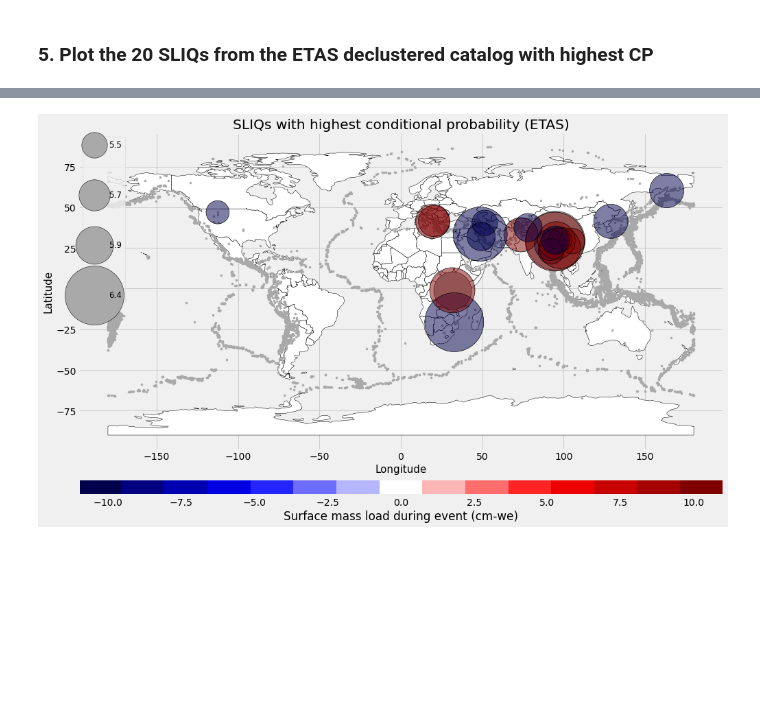
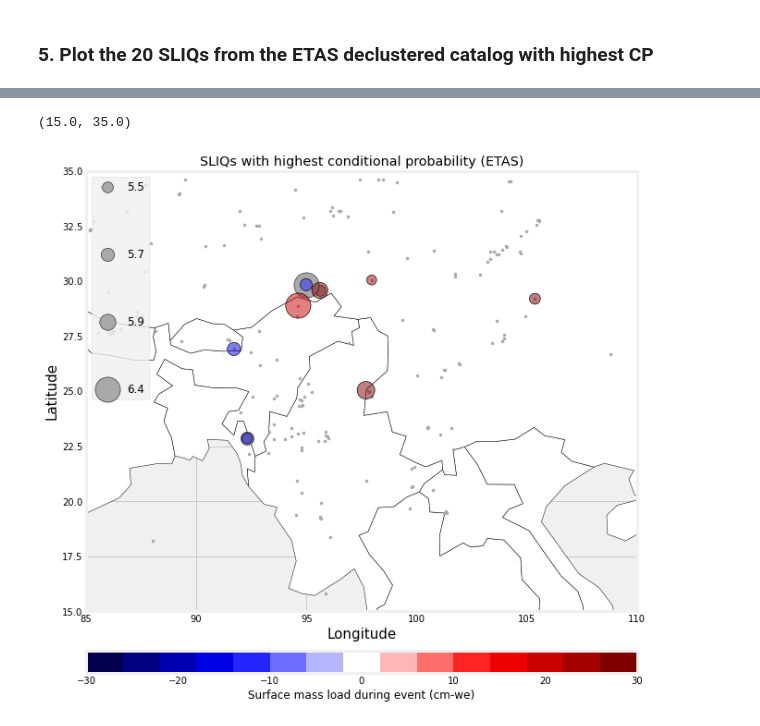
Before and after one commit to amandasyamsul/SLIQ, a Jupyter notebook: figure-3.ipynb, the cells around one changed output, grey strips where cells are left out. Saved outputs shown, nothing was run; the diff lists cells and outputs as text; code cells hidden in the pictures; blank space fills up the shorter version.

Commit message:
made minor figure alterations

```diff
--- a/figure-3.ipynb
+++ b/figure-3.ipynb
@@ -69,3 +70,6 @@ sliq_etas=sliq_etas.reset_index()
 sliq_etas=sliq_etas.drop(['index'], axis=1)
 
 sliq_etas['dmass']=sliq_etas['dmass'].astype(float)
+# %%
+ax=loadquakes.load_map_cb(catalog,sliq_etas.head(20),sliq_etas.dmass.head(20), [1,2,3,5],
+                'SLIQs with highest conditional probability (ETAS)',-30,30,11,circle_scale=1e-6)
@@ -72,5 +78,8 @@ sliq_etas['dmass']=sliq_etas['dmass'].astype(float)
 # %%
-loadquakes.load_map_cb(catalog,sliq_etas.head(20),sliq_etas.dmass.head(20), [1,2,3,5],
-                'SLIQs with highest conditional probability (ETAS)',-11,11,11)
+ax=loadquakes.load_map_cb(catalog,sliq_etas.head(20),sliq_etas.dmass.head(20), [1,2,3,5],
+                'SLIQs with highest conditional probability (ETAS)',-30,30,11,circle_scale=1e-6)
+ax.set_xlim([85,110])
+ax.set_ylim([15,35])
 # %% [output]
+(15.0, 35.0)
-[figure, old version]
+[figure, new version]
```
Also changed, not shown: parts of 5 cells of this notebook, 2 other files.
